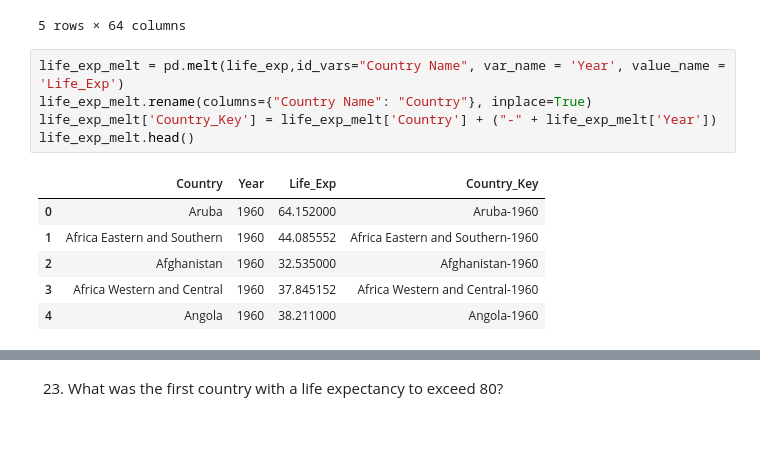
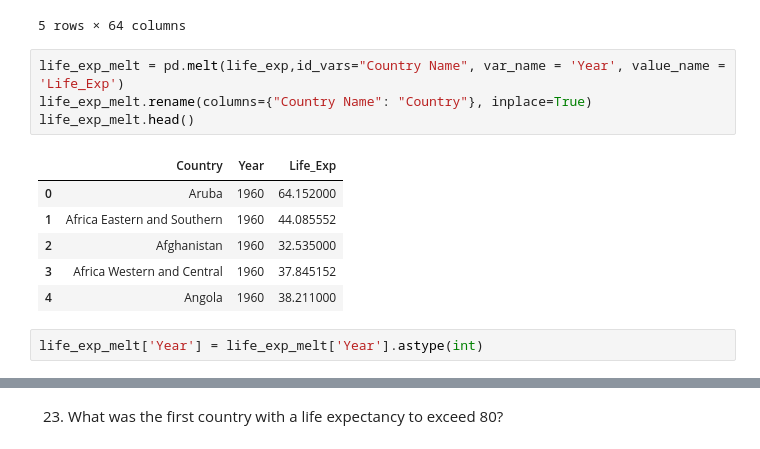
Before and after one commit to nss-data-science-cohort-7/un-exploration-JEFFDAVISJR, a Jupyter notebook: notebooks/UN_Data_Exploration.ipynb, the cells around one changed output, grey strips where cells are left out. Cells and saved outputs as stored; diff of their text form.

```diff
--- a/notebooks/UN_Data_Exploration.ipynb
+++ b/notebooks/UN_Data_Exploration.ipynb
@@ -355,12 +375,13 @@ life_exp.head()
 # %%
 life_exp_melt = pd.melt(life_exp,id_vars="Country Name", var_name = 'Year', value_name = 'Life_Exp')
 life_exp_melt.rename(columns={"Country Name": "Country"}, inplace=True)
-life_exp_melt['Country_Key'] = life_exp_melt['Country'] + ("-" + life_exp_melt['Year'])
 life_exp_melt.head()
 # %% [output]
-|  | Country | Year | Life_Exp | Country_Key |
-| 0 | Aruba | 1960 | 64.152000 | Aruba-1960 |
-| 1 | Africa Eastern and Southern | 1960 | 44.085552 | Africa Eastern and Southern-1960 |
-| 2 | Afghanistan | 1960 | 32.535000 | Afghanistan-1960 |
-| 3 | Africa Western and Central | 1960 | 37.845152 | Africa Western and Central-1960 |
-| 4 | Angola | 1960 | 38.211000 | Angola-1960 |
+|  | Country | Year | Life_Exp |
+| 0 | Aruba | 1960 | 64.152000 |
+| 1 | Africa Eastern and Southern | 1960 | 44.085552 |
+| 2 | Afghanistan | 1960 | 32.535000 |
+| 3 | Africa Western and Central | 1960 | 37.845152 |
+| 4 | Angola | 1960 | 38.211000 |
+# %%
+life_exp_melt['Year'] = life_exp_melt['Year'].astype(int)
```
Also changed, not shown: parts of 29 cells of this notebook.
